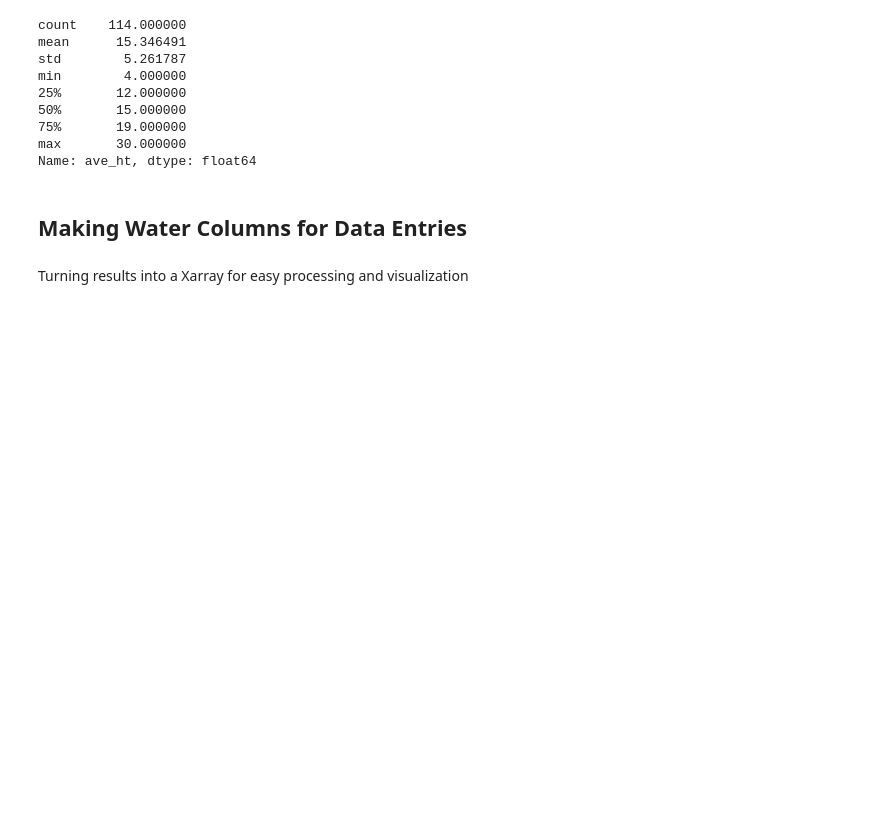
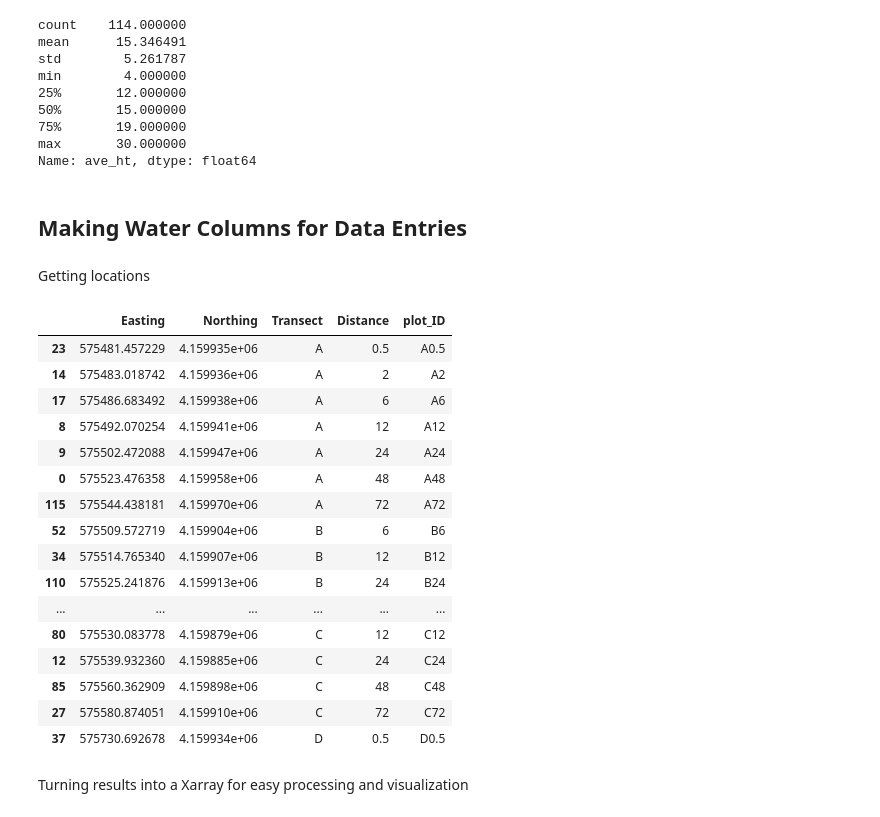
Before and after one commit to AlexandreSeb97/WC-Density-Drag-Vegetation-, a Jupyter notebook: usgs_wc_modeling.ipynb, the cells around one changed output. Saved outputs shown, nothing was run; the diff lists cells and outputs as text; code cells hidden in the pictures; blank space fills up the shorter version.

```diff
--- a/usgs_wc_modeling.ipynb
+++ b/usgs_wc_modeling.ipynb
@@ -96,6 +97,42 @@ params = [A, B, C, Sq, kappa, nu, g, rho0, alpha]
 
 # Initializing and running water column model for each entry
 col_res = wcolumns.apply(lambda x: run_column_model(80,(x.wc_height*100),0,SMALL,params,x.density_final,x.ave_ht), axis=1)
+# %% [markdown]
+Getting locations
+# %%
+# Reading Dataset with locations
+loc_data = 'data/EdenLanding_RTK_Data.csv'
+locs = pd.read_csv(loc_data)
+# Keeping LatLon columns and identifying columns
+locs = locs[['Easting', 'Northing','Transect','Distance']]
+# Transforming identifying columns to match plot_ID from USGS data
+locs = locs.drop(locs[locs['Distance']==0].index)
+locs = locs.sort_values(['Transect','Distance'], ascending=True)
+locs['Distance'] = locs['Distance'].apply(lambda x: 72 if x == 75 else x)
+locs['Distance'] = locs['Distance'].apply(lambda x: str(int(x)) if x >= 1 else str(x))
+# Creating plot_ID column
+locs['plot_ID'] = locs['Transect'] + (locs['Distance']).astype(str)
+# Dropping duplicate IDs (locations from similar IDs are very close to each other anyway)
+locs = locs.drop_duplicates('plot_ID')
+locs.head(20)
+# %% [output]
+|  | Easting | Northing | Transect | Distance | plot_ID |
+| 23 | 575481.457229 | 4.159935e+06 | A | 0.5 | A0.5 |
+| 14 | 575483.018742 | 4.159936e+06 | A | 2 | A2 |
+| 17 | 575486.683492 | 4.159938e+06 | A | 6 | A6 |
+| 8 | 575492.070254 | 4.159941e+06 | A | 12 | A12 |
+| 9 | 575502.472088 | 4.159947e+06 | A | 24 | A24 |
+| 0 | 575523.476358 | 4.159958e+06 | A | 48 | A48 |
+| 115 | 575544.438181 | 4.159970e+06 | A | 72 | A72 |
+| 52 | 575509.572719 | 4.159904e+06 | B | 6 | B6 |
+| 34 | 575514.765340 | 4.159907e+06 | B | 12 | B12 |
+| 110 | 575525.241876 | 4.159913e+06 | B | 24 | B24 |
+| ... | ... | ... | ... | ... | ... |
+| 80 | 575530.083778 | 4.159879e+06 | C | 12 | C12 |
+| 12 | 575539.932360 | 4.159885e+06 | C | 24 | C24 |
+| 85 | 575560.362909 | 4.159898e+06 | C | 48 | C48 |
+| 27 | 575580.874051 | 4.159910e+06 | C | 72 | C72 |
+| 37 | 575730.692678 | 4.159934e+06 | D | 0.5 | D0.5 |
 # %% [markdown]
 Turning results into a Xarray for easy processing and visualization
 # %%
```
Also changed, not shown: parts of 5 cells of this notebook, 12 other files.
